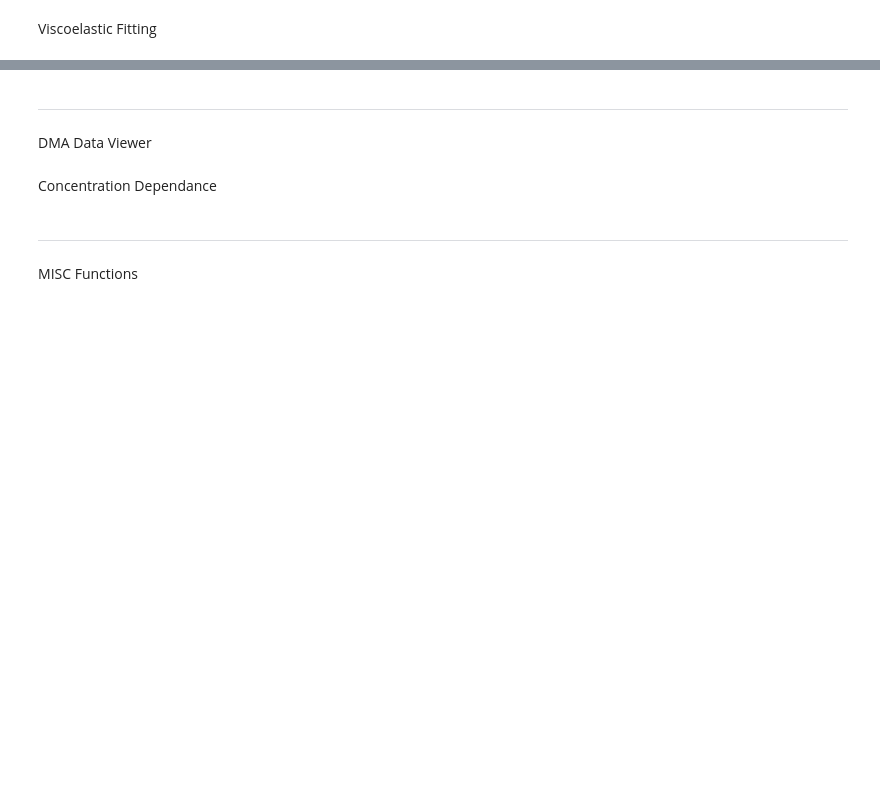
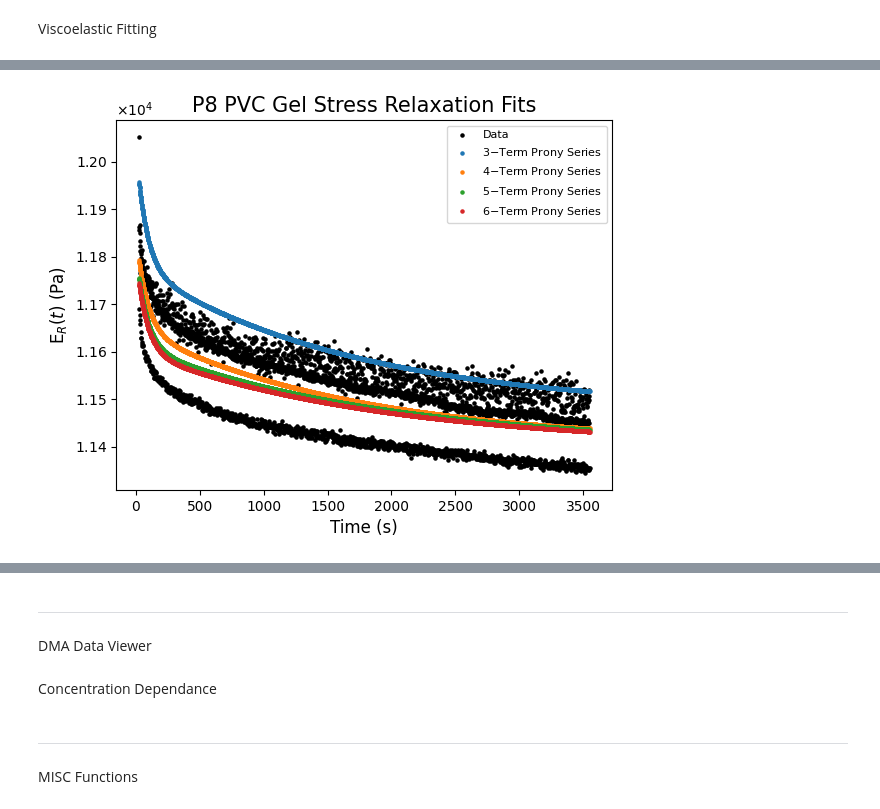
Before and after one commit to TheDuckenEngineer/PVC-Tensile-Experiment, a Jupyter notebook: Viscoelastic fitting.ipynb, the cells around one changed output, grey strips where cells are left out. Drawn from its saved outputs; the diff is of its cells as text; code cells hidden in the pictures; blank space fills up the shorter version.

```diff
--- a/Viscoelastic fitting.ipynb
+++ b/Viscoelastic fitting.ipynb
@@ -431,4 +631,8 @@ Error:
 # %%
+"""Optimal fitment plotter"""
+import warnings
+warnings.filterwarnings('ignore')
+
 # define time dependent SLS and Prony series
 def SLS(params, t):
     EInf, E1, tau = params
@@ -450,14 +654,18 @@ def Prony5Term(params, t):
     EInf, E1, tau1, E2, tau2, E3, tau3, E4, tau4, E5, tau5 = params
     return EInf + E1*np.exp(-t/tau1) + E2*np.exp(-t/tau2) + E3*np.exp(-t/tau3) + E4*np.exp(-t/tau4) + E5*np.exp(-t/tau5)
 
+def Prony6Term(params, t):
+    EInf, E1, tau1, E2, tau2, E3, tau3, E4, tau4, E5, tau5, E6, tau6 = params
+    return EInf + E1*np.exp(-t/tau1) + E2*np.exp(-t/tau2) + E3*np.exp(-t/tau3) + E4*np.exp(-t/tau4) + E5*np.exp(-t/tau5) + E6*np.exp(-relaxTime/tau6)
+
 
 # plotting function
 def Plotter():
     # print the best results
-    print('\n')
-    print("SLS params:", resSLS.X[fitments['SLS']][0],'\n', resSLS.X[fitments['SLS']][1::].reshape(1,2))
-    print('\n')
-    print("Prony-2 params:", resP2.X[fitments['Prony2']][0],'\n', resP2.X[fitments['Prony2']][1::].reshape(2,2))
+    # print('\n')
+    # print("SLS params:", resSLS.X[fitments['SLS']][0],'\n', resSLS.X[fitments['SLS']][1::].reshape(1,2))
+    # print('\n')
+    # print("Prony-2 params:", resP2.X[fitments['Prony2']][0],'\n', resP2.X[fitments['Prony2']][1::].reshape(2,2))
     print('\n')
     print("Prony-3 params:", resP3.X[fitments["Prony3"]][0],'\n', resP3.X[fitments['Prony3']][1::].reshape(3,2))
     print('\n')
@@ -465,24 +673,28 @@ def Plotter():
     print('\n')
     print("Prony-5 params:", resP5.X[fitments["Prony5"]][0],'\n', resP5.X[fitments['Prony5']][1::].reshape(5,2))
     print('\n')
+    print("Prony-6 params:", resP6.X[fitments["Prony6"]][0],'\n', resP6.X[fitments['Prony6']][1::].reshape(6,2))
+    print('\n')
 
     # plot parameters
     markerSize = 5
     titleSize = 15
     axisSize = 12
-    legendSize = 10
+    legendSize = 8
 
     # plot stress realxation data and fits
     plt.scatter(relaxTime, stressRelaxation, c = 'black', s = markerSize, label = 'Data')
-    plt.scatter(relaxTime, SLS(resSLS.X[fitments['SLS']], relaxTime), s = markerSize, label = 'SLS Model')
-    plt.scatter(relaxTime, Prony2Term(resP2.X[fitments["Prony2"]], relaxTime), s = markerSize, label = '2$-$Term Prony Series')
+    # plt.scatter(relaxTime, SLS(resSLS.X[fitments['SLS']], relaxTime), s = markerSize, label = 'SLS Model')
+    # plt.scatter(relaxTime, Prony2Term(resP2.X[fitments["Prony2"]], relaxTime), s = markerSize, label = '2$-$Term Prony Series')
     plt.scatter(relaxTime, Prony3Term(resP3.X[fitments["Prony3"]], relaxTime), s = markerSize, label = '3$-$Term Prony Series')
     plt.scatter(relaxTime, Prony4Term(resP4.X[fitments["Prony4"]], relaxTime), s = markerSize, label = '4$-$Term Prony Series')
     plt.scatter(relaxTime, Prony5Term(resP5.X[fitments["Prony5"]], relaxTime), s = markerSize, label = '5$-$Term Prony Series')
+    plt.scatter(relaxTime, Prony6Term(resP6.X[fitments["Prony6"]], relaxTime), s = markerSize, label = '6$-$Term Prony Series')
+
 
     plt.ticklabel_format(axis = 'y', style = 'sci', useMathText = True, scilimits = (0,4))
     plt.xlabel('Time (s)', fontsize = axisSize)
-    plt.ylabel('Input Strain Normalized Stress (Pa)', fontsize = axisSize)
+    plt.ylabel('E$_{R}(t)$ (Pa)', fontsize = axisSize)
     plt.title(f'{plastiRatio} PVC Gel Stress Relaxation Fits', fontsize = titleSize)
     plt.legend(fontsize = legendSize)
     plt.show()
@@ -490,13 +702,13 @@ def Plotter():
 
     # plot storage modulus fits
     plt.scatter(omega, storageMod, c='black', s=markerSize, label='Data')
-    plt.scatter(omega, (resSLS.X[fitments['SLS']][0]
-        + resSLS.X[fitments['SLS']][1]*(1j*omega*resSLS.X[fitments['SLS']][2])/(1+1j*omega*resSLS.X[fitments['SLS']][2])).real,
-        s = markerSize, label='SLS Model')
-    plt.scatter(omega, (resP2.X[fitments['Prony2']][0]
-        + resP2.X[fitments['Prony2']][1]*(1j*omega*resP2.X[fitments['Prony2']][2])/(1+1j*omega*resP2.X[fitments['Prony2']][2])
-        + resP2.X[fitments['Prony2']][3]*(1j*omega*resP2.X[fitments['Prony2']][4])/(1+1j*omega*resP2.X[fitments['Prony2']][4])).real,
-        s = markerSize, label = '2$-$Term Prony Series')
+    # plt.scatter(omega, (resSLS.X[fitments['SLS']][0]
+    #     + resSLS.X[fitments['SLS']][1]*(1j*omega*resSLS.X[fitments['SLS']][2])/(1+1j*omega*resSLS.X[fitments['SLS']][2])).real,
+    #     s = markerSize, label='SLS Model')
+    # plt.scatter(omega, (resP2.X[fitments['Prony2']][0]
+    #     + resP2.X[fitments['Prony2']][1]*(1j*omega*resP2.X[fitments['Prony2']][2])/(1+1j*omega*resP2.X[fitments['Prony2']][2])
+    #     + resP2.X[fitments['Prony2']][3]*(1j*omega*resP2.X[fitments['Prony2']][4])/(1+1j*omega*resP2.X[fitments['Prony2']][4])).real,
+    #     s = markerSize, label = '2$-$Term Prony Series')
     plt.scatter(omega, (resP3.X[fitments["Prony3"]][0]
         + resP3.X[fitments["Prony3"]][1]*(1j*omega*resP3.X[fitments["Prony3"]][2])/(1+1j*omega*resP3.X[fitments["Prony3"]][2])
         + resP3.X[fitments["Prony3"]][3]*(1j*omega*resP3.X[fitments["Prony3"]][4])/(1+1j*omega*resP3.X[fitments["Prony3"]][4])
@@ -514,25 +726,34 @@ def Plotter():
         + resP5.X[fitments["Prony5"]][5]*(1j*omega*resP5.X[fitments["Prony5"]][6])/(1+1j*omega*resP5.X[fitments["Prony5"]][6])
         + resP5.X[fitments["Prony5"]][7]*(1j*omega*resP5.X[fitments["Prony5"]][8])/(1+1j*omega*resP5.X[fitments["Prony5"]][8])
         + resP5.X[fitments["Prony5"]][9]*(1j*omega*resP5.X[fitments["Prony5"]][10])/(1+1j*omega*resP5.X[fitments["Prony5"]][10])).real,
-    s = markerSize, label = '5$-$Term Prony Series')
+        s = markerSize, label = '5$-$Term Prony Series')
+    plt.scatter(omega, (resP6.X[fitments["Prony6"]][0]
+        + resP6.X[fitments["Prony6"]][1]*(1j*omega*resP6.X[fitments["Prony6"]][2])/(1+1j*omega*resP6.X[fitments["Prony6"]][2])
+        + resP6.X[fitments["Prony6"]][3]*(1j*omega*resP6.X[fitments["Prony6"]][4])/(1+1j*omega*resP6.X[fitments["Prony6"]][4])
+        + resP6.X[fitments["Prony6"]][5]*(1j*omega*resP6.X[fitments["Prony6"]][6])/(1+1j*omega*resP6.X[fitments["Prony6"]][6])
+        + resP6.X[fitments["Prony6"]][7]*(1j*omega*resP6.X[fitments["Prony6"]][8])/(1+1j*omega*resP6.X[fitments["Prony6"]][8])
+        + resP6.X[fitments["Prony6"]][9]*(1j*omega*resP6.X[fitments["Prony6"]][10])/(1+1j*omega*resP6.X[fitments["Prony6"]][10])
+        + resP6.X[fitments["Prony6"]][11]*(1j*omega*resP6.X[fitments["Prony6"]][12])/(1+1j*omega*resP6.X[fitments["Prony6"]][12])).real,
+        s = markerSize, label = '6$-$Term Prony Series')
 
     plt.xscale('log')
     plt.ticklabel_format(axis = 'y', style = 'sci', useMathText = True, scilimits = (0,4))
     plt.xlabel('Frequency (rad/s)', fontsize = axisSize)
-    plt.ylabel('Storage Modulus (Pa)', fontsize = axisSize)
+    plt.ylabel('E\'($\omega$) (Pa)', fontsize = axisSize)
     plt.title(f'{plastiRatio} PVC Gel Storage Modulus Fits', fontsize = titleSize)
     plt.legend(fontsize = legendSize)
     plt.show()
 
+
     # plot loss modulus fits
     plt.scatter(omega, lossMod, c = 'black', s = markerSize, label='Data')
-    plt.scatter(omega, (resSLS.X[fitments['SLS']][0]
-        + resSLS.X[fitments['SLS']][1]*(1j*omega*resSLS.X[fitments['SLS']][2])/(1+1j*omega*resSLS.X[fitments['SLS']][2])).imag,
-        s = markerSize, label='SLS Model')
-    plt.scatter(omega, (resP2.X[fitments['Prony2']][0]
-        + resP2.X[fitments['Prony2']][1]*(1j*omega*resP2.X[fitments['Prony2']][2])/(1+1j*omega*resP2.X[fitments['Prony2']][2])
-        + resP2.X[fitments['Prony2']][3]*(1j*omega*resP2.X[fitments['Prony2']][4])/(1+1j*omega*resP2.X[fitments['Prony2']][4])).imag,
-        s = markerSize, label = '2$-$Term Prony Series')
+    # plt.scatter(omega, (resSLS.X[fitments['SLS']][0]
+    #     + resSLS.X[fitments['SLS']][1]*(1j*omega*resSLS.X[fitments['SLS']][2])/(1+1j*omega*resSLS.X[fitments['SLS']][2])).imag,
+    #     s = markerSize, label='SLS Model')
+    # plt.scatter(omega, (resP2.X[fitments['Prony2']][0]
+    #     + resP2.X[fitments['Prony2']][1]*(1j*omega*resP2.X[fitments['Prony2']][2])/(1+1j*omega*resP2.X[fitments['Prony2']][2])
+    #     + resP2.X[fitments['Prony2']][3]*(1j*omega*resP2.X[fitments['Prony2']][4])/(1+1j*omega*resP2.X[fitments['Prony2']][4])).imag,
+    #     s = markerSize, label = '2$-$Term Prony Series')
     plt.scatter(omega, (resP3.X[fitments["Prony3"]][0]
         + resP3.X[fitments["Prony3"]][1]*(1j*omega*resP3.X[fitments["Prony3"]][2])/(1+1j*omega*resP3.X[fitments["Prony3"]][2])
         + resP3.X[fitments["Prony3"]][3]*(1j*omega*resP3.X[fitments["Prony3"]][4])/(1+1j*omega*resP3.X[fitments["Prony3"]][4])
@@ -550,22 +771,32 @@ def Plotter():
         + resP5.X[fitments["Prony5"]][5]*(1j*omega*resP5.X[fitments["Prony5"]][6])/(1+1j*omega*resP5.X[fitments["Prony5"]][6])
         + resP5.X[fitments["Prony5"]][7]*(1j*omega*resP5.X[fitments["Prony5"]][8])/(1+1j*omega*resP5.X[fitments["Prony5"]][8])
         + resP5.X[fitments["Prony5"]][9]*(1j*omega*resP5.X[fitments["Prony5"]][10])/(1+1j*omega*resP5.X[fitments["Prony5"]][10])).imag,
-    s = markerSize, label = '5$-$Term Prony Series')
+        s = markerSize, label = '5$-$Term Prony Series')
+    plt.scatter(omega, (resP6.X[fitments["Prony6"]][0]
+        + resP6.X[fitments["Prony6"]][1]*(1j*omega*resP6.X[fitments["Prony6"]][2])/(1+1j*omega*resP6.X[fitments["Prony6"]][2])
+        + resP6.X[fitments["Prony6"]][3]*(1j*omega*resP6.X[fitments["Prony6"]][4])/(1+1j*omega*resP6.X[fitments["Prony6"]][4])
+        + resP6.X[fitments["Prony6"]][5]*(1j*omega*resP6.X[fitments["Prony6"]][6])/(1+1j*omega*resP6.X[fitments["Prony6"]][6])
+        + resP6.X[fitments["Prony6"]][7]*(1j*omega*resP6.X[fitments["Prony6"]][8])/(1+1j*omega*resP6.X[fitments["Prony6"]][8])
+        + resP6.X[fitments["Prony6"]][9]*(1j*omega*resP6.X[fitments["Prony6"]][10])/(1+1j*omega*resP6.X[fitments["Prony6"]][10])
+        + resP6.X[fitments["Prony6"]][11]*(1j*omega*resP6.X[fitments["Prony6"]][12])/(1+1j*omega*resP6.X[fitments["Prony6"]][12])).imag,
+        s = markerSize, label = '6$-$Term Prony Series')
 
     plt.xscale('log')
     plt.ticklabel_format(axis = 'y', style = 'sci', useMathText = True, scilimits = (0,4))
     plt.xlabel('Frequency (rad/s)', fontsize = axisSize)
-    plt.ylabel('Loss Modulus (Pa)', fontsize = axisSize)
+    plt.ylabel('E\"($\omega$) (Pa)', fontsize = axisSize)
     plt.title(f'{plastiRatio} PVC Gel Loss Modulus Fits', fontsize = titleSize)
     plt.legend(fontsize = legendSize)
     plt.show()
+
 
 # store the fitted results in a dictionary
 fitments = {'SLS': resSLS,
             'Prony2': resP2,
             'Prony3': resP3,
             'Prony4': resP4,
-            'Prony5': resP5}
+            'Prony5': resP5,
+            'Prony6': resP6}
 
 # find the best results and store the index of each
 for name, fit in fitments.items():
@@ -575,3 +806,4 @@ for name, fit in fitments.items():
     fitments[name] = int(np.argmin(scores))
     print(F[fitments[name]])
 Plotter()
+# %% [output]
@@ -577,0 +827 @@ Plotter()
+[figure, added]
```
Also changed, not shown: parts of 8 cells of this notebook, 3 other files.
